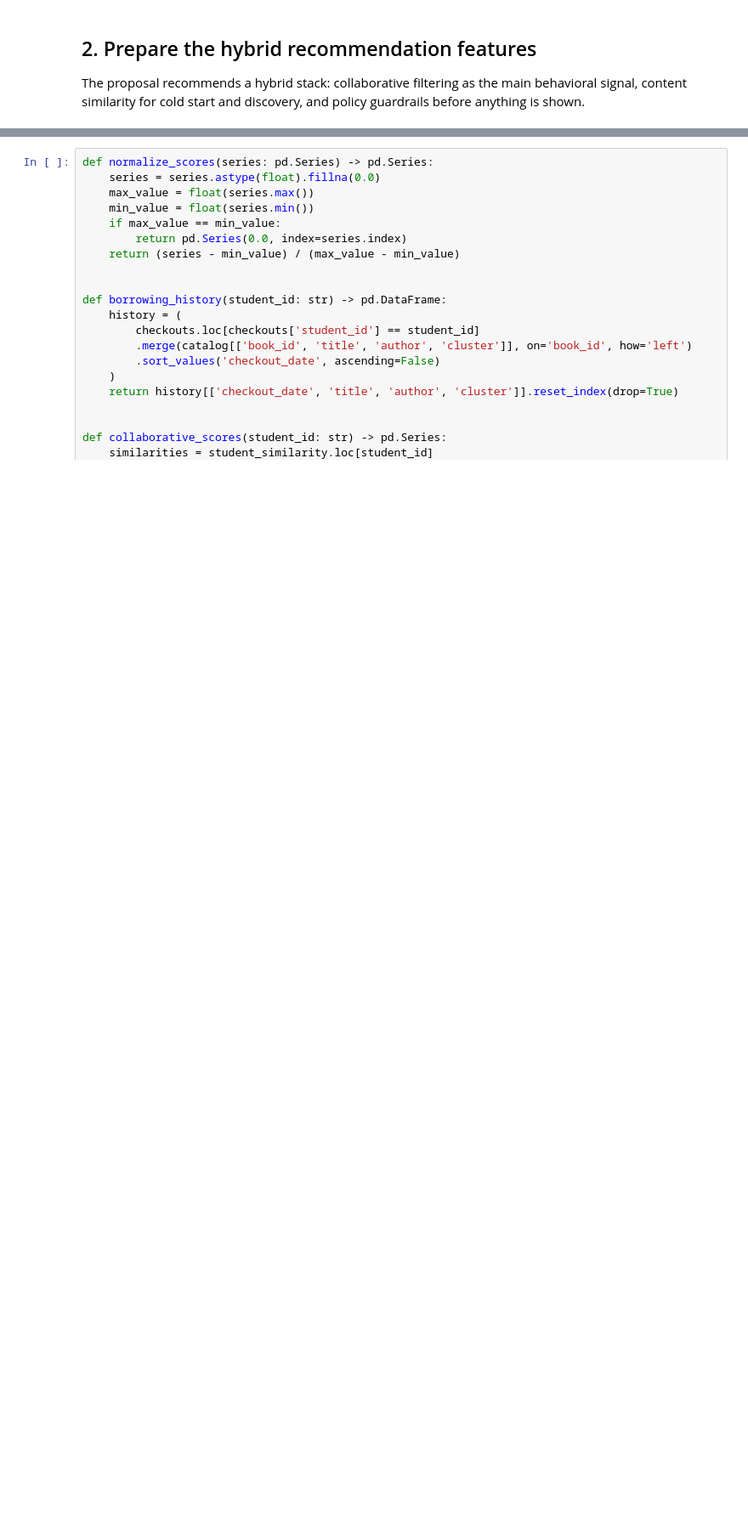
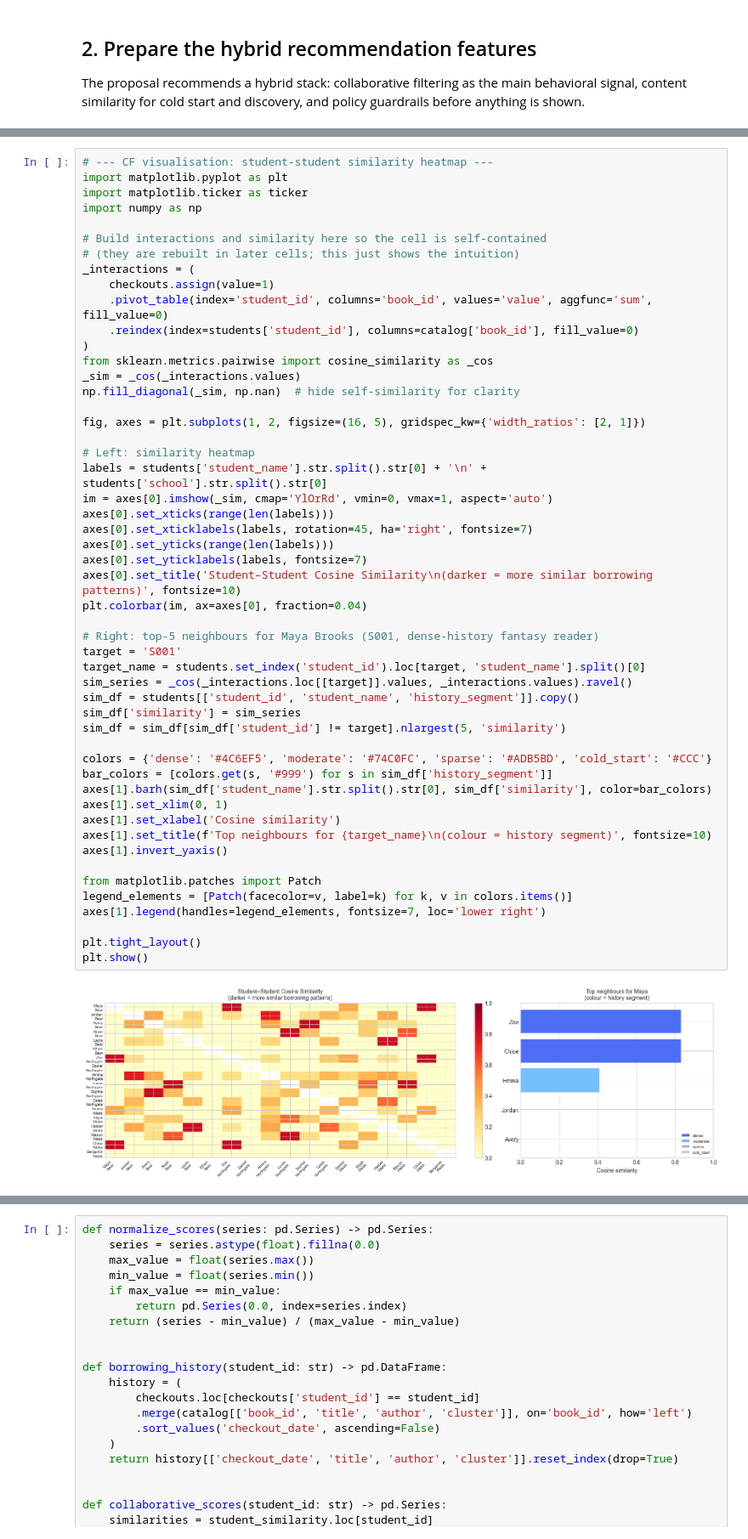
Before and after one commit to moro-no-kimi/qvest, a Jupyter notebook: copilot/hybrid_recommendation_demo.ipynb, the cells around one changed output, grey strips where cells are left out. Shown at 85% size. Drawn from its saved outputs; the diff is of its cells as text; blank space fills up the shorter version.

```diff
--- a/copilot/hybrid_recommendation_demo.ipynb
+++ b/copilot/hybrid_recommendation_demo.ipynb
@@ -195,0 +215,53 @@ The proposal recommends a hybrid stack: collaborative filtering as the main beha
+# %%
+# --- CF visualisation: student-student similarity heatmap ---
+import matplotlib.pyplot as plt
+import matplotlib.ticker as ticker
+import numpy as np
+
+# Build interactions and similarity here so the cell is self-contained
+# (they are rebuilt in later cells; this just shows the intuition)
+_interactions = (
+    checkouts.assign(value=1)
+    .pivot_table(index='student_id', columns='book_id', values='value', aggfunc='sum', fill_value=0)
+    .reindex(index=students['student_id'], columns=catalog['book_id'], fill_value=0)
+)
+from sklearn.metrics.pairwise import cosine_similarity as _cos
+_sim = _cos(_interactions.values)
+np.fill_diagonal(_sim, np.nan)  # hide self-similarity for clarity
+
+fig, axes = plt.subplots(1, 2, figsize=(16, 5), gridspec_kw={'width_ratios': [2, 1]})
+
+# Left: similarity heatmap
+labels = students['student_name'].str.split().str[0] + '\n' + students['school'].str.split().str[0]
+im = axes[0].imshow(_sim, cmap='YlOrRd', vmin=0, vmax=1, aspect='auto')
+axes[0].set_xticks(range(len(labels)))
+axes[0].set_xticklabels(labels, rotation=45, ha='right', fontsize=7)
+axes[0].set_yticks(range(len(labels)))
+axes[0].set_yticklabels(labels, fontsize=7)
+axes[0].set_title('Student–Student Cosine Similarity\n(darker = more similar borrowing patterns)', fontsize=10)
+plt.colorbar(im, ax=axes[0], fraction=0.04)
+
+# Right: top-5 neighbours for Maya Brooks (S001, dense-history fantasy reader)
+target = 'S001'
+target_name = students.set_index('student_id').loc[target, 'student_name'].split()[0]
+sim_series = _cos(_interactions.loc[[target]].values, _interactions.values).ravel()
+sim_df = students[['student_id', 'student_name', 'history_segment']].copy()
+sim_df['similarity'] = sim_series
+sim_df = sim_df[sim_df['student_id'] != target].nlargest(5, 'similarity')
+
+colors = {'dense': '#4C6EF5', 'moderate': '#74C0FC', 'sparse': '#ADB5BD', 'cold_start': '#CCC'}
+bar_colors = [colors.get(s, '#999') for s in sim_df['history_segment']]
+axes[1].barh(sim_df['student_name'].str.split().str[0], sim_df['similarity'], color=bar_colors)
+axes[1].set_xlim(0, 1)
+axes[1].set_xlabel('Cosine similarity')
+axes[1].set_title(f'Top neighbours for {target_name}\n(colour = history segment)', fontsize=10)
+axes[1].invert_yaxis()
+
+from matplotlib.patches import Patch
+legend_elements = [Patch(facecolor=v, label=k) for k, v in colors.items()]
+axes[1].legend(handles=legend_elements, fontsize=7, loc='lower right')
+
+plt.tight_layout()
+plt.show()
+# %% [output]
+[figure, added]
```
Also changed, not shown: parts of 14 cells of this notebook.
